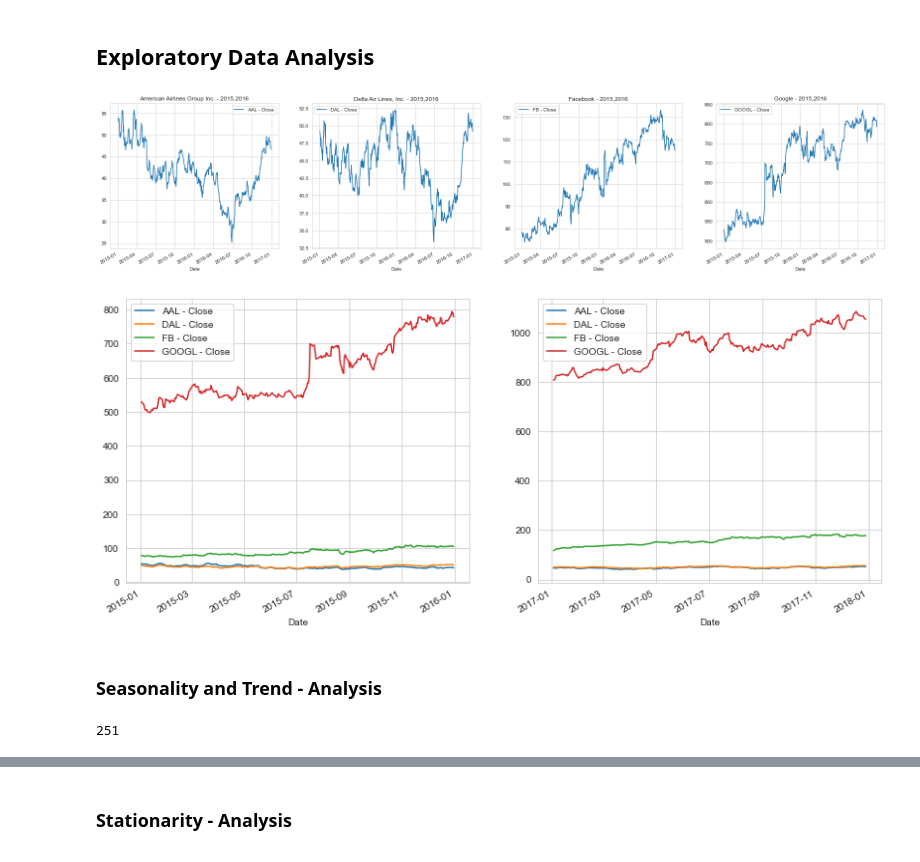
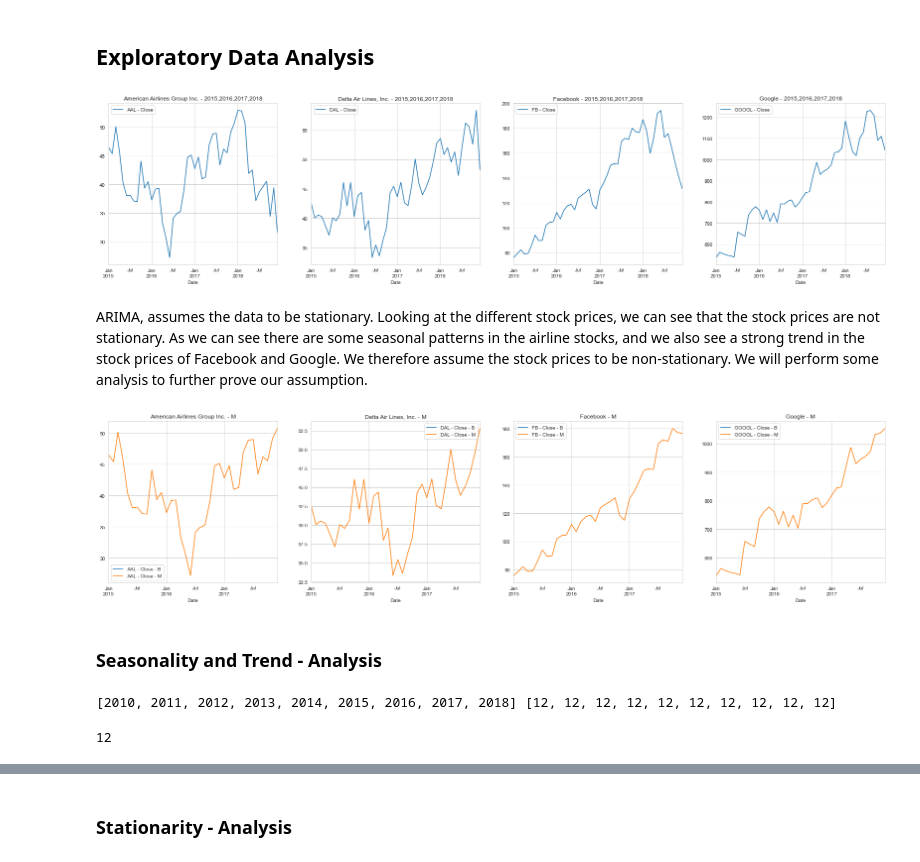
Before and after one commit to YohannesDK/DAT550-Project, a Jupyter notebook: test.ipynb, the cells around one changed output, grey strips where cells are left out. Drawn from its saved outputs; the diff is of its cells as text; code cells hidden in the pictures.

```diff
--- a/test.ipynb
+++ b/test.ipynb
@@ -132,22 +162,32 @@ def plot_feature_per_stock(features, years):
 			ax[i].set_title(stock_names[stock] + " - " + ",".join(str(year) for year in years))
 			df_stock.plot(y=features, ax=ax[i], label=[f"{stock} - {f}" for f in features])
 # %%
-plot_feature_per_stock(["Close"], [2015, 2016])
+plot_feature_per_stock(["Close"], [2015, 2016, 2017, 2018])
 # %% [output]
-[figure, old version]
+[figure, new version]
+# %% [markdown]
+ARIMA, assumes the data to be stationary.
+Looking at the different stock prices, we can see that the stock prices are not stationary.
+As we can see there are some seasonal patterns in the airline stocks, and we also see a strong trend in the stock prices of Facebook and Google.
+We therefore assume the stock prices to be non-stationary.
+We will perform some analysis to further prove our assumption.
 # %%
-def plot_stock_feature_per_year(features:list = ['Open'], years:list = [2015]):
-    fig, ax = plt.subplots(1, len(years), figsize=(7*len(years), 6))
-    for i, year in enumerate(years):
-        for j, stock in enumerate(stocks):
-            df_stock = globals()[stock]
-            df_stock = df_stock.loc[df_stock["Year"] == year]
+def plot_stock_resampled(features:list = ['Open'], years:list = [2015]):
+    fig, ax = plt.subplots(1, len(stocks), figsize=(7*len(stocks), 6))
+    resamples = ['B', 'M']
+    for i, stock in enumerate(stocks):
+        df_stock = globals()[stock]
+        df_stock = df_stock.loc[df_stock["Year"].isin(years)]
 
-            df_stock.plot(y=features, ax=ax[i], label=[f"{stock} - {f}" for f in features])
+        for resample in resamples:
+            ax[i].set_title(f"{stock_names[stock]} - {resample}")
+            df_stock.resample(resample).mean().plot(y=features, ax=ax[i], label=[f"{stock} - {f} - {resample}" for f in features])
 
-plot_stock_feature_per_year(features=['Close'], years=[2015, 2017])
+        continue
+
+plot_stock_resampled(features=['Close'], years=[2015, 2016, 2017])
 # %% [output]
-[figure, old version]
+[figure, new version]
 # %% [markdown]
 ### Seasonality and Trend - Analysis
 # %%
@@ -207,10 +260,12 @@ def stock_seasonality_and_trends_decompose(feature='Open', method='classical', m
 
         decompostion.append((stock, df_stock_decompose, anomalies))
 # %%
-years = list(range(start.year, end.year + 1))
+years = list(range(start.year, end.year))
 periods = [year for year in AAL.index.year.value_counts()]
+print(years, periods)
 period = np.mean(periods).astype(int)
 period
 # %% [output]
-251
+[2010, 2011, 2012, 2013, 2014, 2015, 2016, 2017, 2018] [12, 12, 12, 12, 12, 12, 12, 12, 12, 12]
+12
 # %%
```
Also changed, not shown: parts of 38 cells of this notebook, 8 other files.
